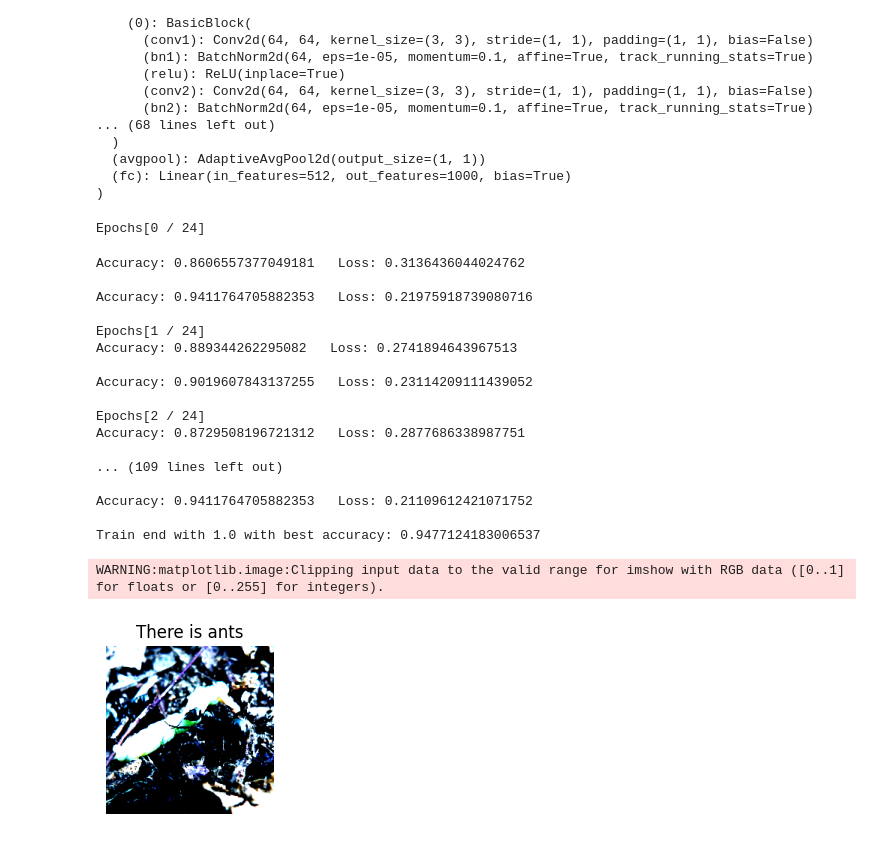
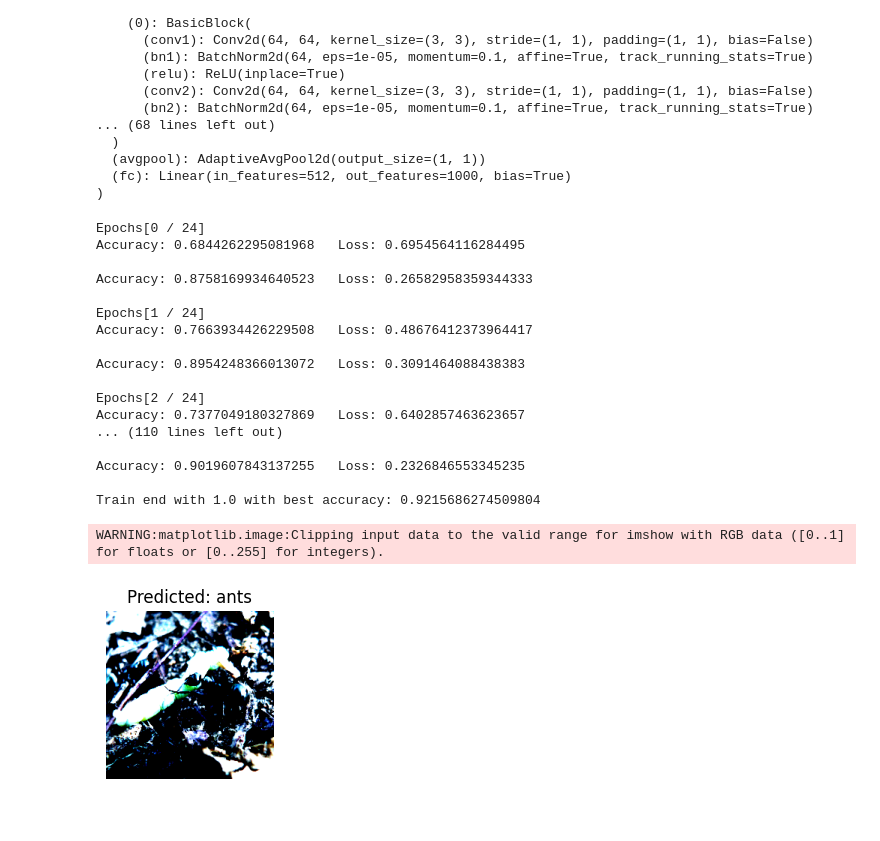
Before and after one commit to felness/DL, a Jupyter notebook: CNN/CV_beers_ant.ipynb, the cells around one changed output. Saved outputs shown, nothing was run; the diff lists cells and outputs as text; code cells hidden in the pictures.

```diff
--- a/CNN/CV_beers_ant.ipynb
+++ b/CNN/CV_beers_ant.ipynb
@@ -202,10 +202,10 @@ ResNet(
 )
 # %%
 model_fn = models.resnet18(weights='IMAGENET1K_V1')
-#fc with (fc): Linear(in_features=512, out_features=1000, bias=True) we need 10 classes
+#fc with (fc): Linear(in_features=512, out_features=1000, bias=True) we need 2 classes
 num_feat = model_fn.fc.in_features
 
-model_fn.fc = nn.Linear(num_feat, 10)
+model_fn.fc = nn.Linear(num_feat, 2)
 
 model_fn = model_fn.to(device)
 
@@ -218,31 +218,50 @@ exp_lr_scheduler = lr_scheduler.StepLR(optimizer, step_size=7, gamma=0.1)
 model_ft = train_model(model_fn, criterion, optimizer, exp_lr_scheduler)
 # %% [output]
 Epochs[0 / 24]
+Accuracy: 0.6844262295081968   Loss: 0.6954564116284495
+
+Accuracy: 0.8758169934640523   Loss: 0.26582958359344333
+
+Epochs[1 / 24]
+Accuracy: 0.7663934426229508   Loss: 0.48676412373964417
+
+Accuracy: 0.8954248366013072   Loss: 0.3091464088438383
+
+Epochs[2 / 24]
+Accuracy: 0.7377049180327869   Loss: 0.6402857463623657
+... (110 lines left out)
+
+Accuracy: 0.9019607843137255   Loss: 0.2326846553345235
+
+Train end with 1.0 with best accuracy: 0.9215686274509804
-Accuracy: 0.8606557377049181   Loss: 0.3136436044024762
-
-Accuracy: 0.9411764705882353   Loss: 0.21975918739080716
-
-Epochs[1 / 24]
-Accuracy: 0.889344262295082   Loss: 0.2741894643967513
-
-Accuracy: 0.9019607843137255   Loss: 0.23114209111439052
-
-Epochs[2 / 24]
-Accuracy: 0.8729508196721312   Loss: 0.2877686338987751
-
-... (109 lines left out)
-
-Accuracy: 0.9411764705882353   Loss: 0.21109612421071752
-
-Train end with 1.0 with best accuracy: 0.9477124183006537
 # %%
+
+# def visualize_model_predictions(model,img_path):
+#     was_training = model.training
+#     model.eval()
+
+#     img = Image.open(img_path)
+#     img = data_transform['val'](img)
+#     img = img.unsqueeze(0)
+#     img = img.to(device)
+
+#     with torch.no_grad():
+#         outputs = model(img)
+#         _, predict = torch.max(outputs, 1)
+
+#         ax = plt.subplot(2,2,1)
+#         ax.axis('off')
+#         ax.set_title(f'Predicted: {classes[predict[0]]}')
+#         plt.imshow(img.cpu().data[0].numpy().transpose(1, 2, 0))
+
+#         model.train(mode=was_training)
 
 def visualize_model_predictions(model,img_path):
     was_training = model.training
     model.eval()
 
     img = Image.open(img_path)
-    img = data_transforms['val'](img)
+    img = data_transform['val'](img)
     img = img.unsqueeze(0)
     img = img.to(device)
 
@@ -252,14 +271,16 @@ def visualize_model_predictions(model,img_path):
 
         ax = plt.subplot(2,2,1)
         ax.axis('off')
-        ax.set_title(f'Predicted: {class_names[preds[0]]}')
-        imshow(img.cpu().data[0])
+        ax.set_title(f'Predicted: {classes[preds[0]]}')
+        plt.imshow(img.cpu().data[0].numpy().transpose(1, 2, 0))
 
         model.train(mode=was_training)
 # %%
-visulize_model_predictions(
+visualize_model_predictions(
     model_ft, '/content/hymenoptera_data/val/ants/1119630822_cd325ea21a.jpg'
 )
+plt.ioff()
+plt.show()
 # %% [output]
 WARNING:matplotlib.image:Clipping input data to the valid range for imshow with RGB data ([0..1] for floats or [0..255] for integers).
-[figure, old version]
+[figure, new version]
```
Also changed, not shown: parts of 1 cell of this notebook.
